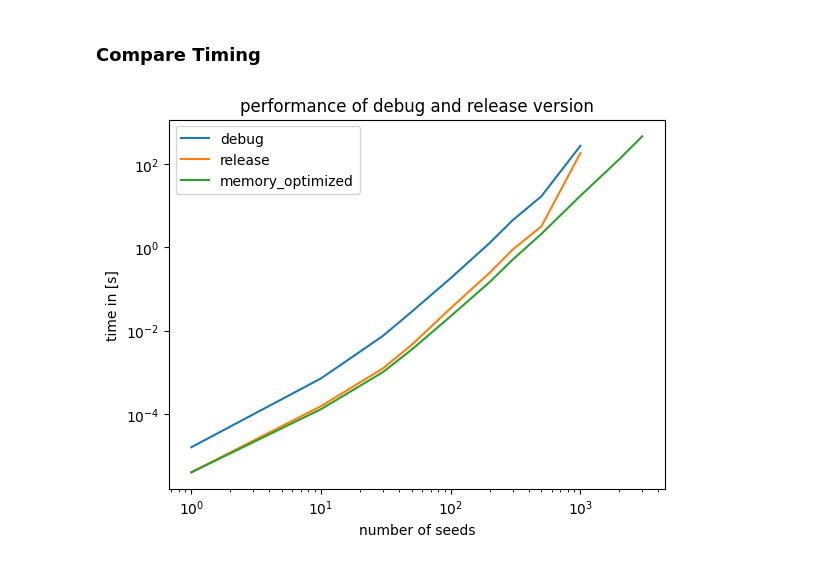
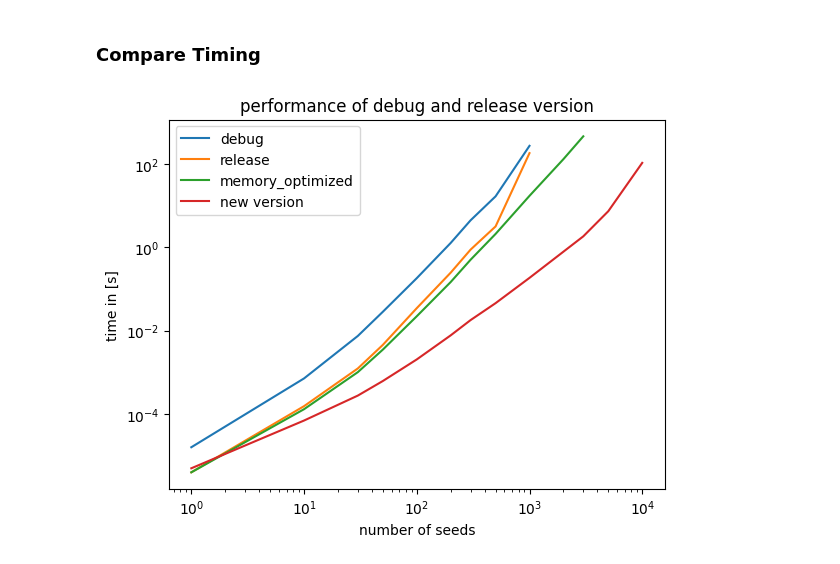
Before and after one commit to lucas56098/voronoi_mesh_project, a Jupyter notebook: animate.ipynb, the cells around one changed output. Saved outputs shown, nothing was run; the diff lists cells and outputs as text; code cells hidden in the pictures.

```diff
--- a/animate.ipynb
+++ b/animate.ipynb
@@ -86,22 +89,24 @@ saved animation
 # %%
 debug = np.loadtxt('build/times_debug_naive.csv', delimiter=',', skiprows=1)
 release = np.loadtxt('build/times_release_naive.csv', delimiter=',', skiprows=1)
 release_memory_opt = np.loadtxt('build/times_release_memory_opt.csv', delimiter=',', skiprows=1)
+new_algorithm = np.loadtxt('build/times_new_algorithm.csv', delimiter=',', skiprows=1)
 
 
 plt.title('performance of debug and release version')
 plt.xlabel('number of seeds')
 plt.ylabel('time in [s]')
 plt.yscale('log')
 plt.xscale('log')
 plt.plot(debug[:, 0], debug[:, 1]/1000000, label = 'debug')
 plt.plot(release[:, 0], release[:, 1]/1000000, label = 'release')
 plt.plot(release_memory_opt[:, 0], release_memory_opt[:, 1]/1000000, label = 'memory_optimized')
+plt.plot(new_algorithm[:, 0], new_algorithm[:, 1]/1000000, label = 'new version')
 plt.legend(loc = 'best')
 #plt.savefig("figures/benchmark.png")
 plt.show()
 # %% [output]
-[figure, old version]
+[figure, new version]
 # %%
 from scipy.optimize import curve_fit
 
```
Also changed, not shown: parts of 3 cells of this notebook, 4 other files.
